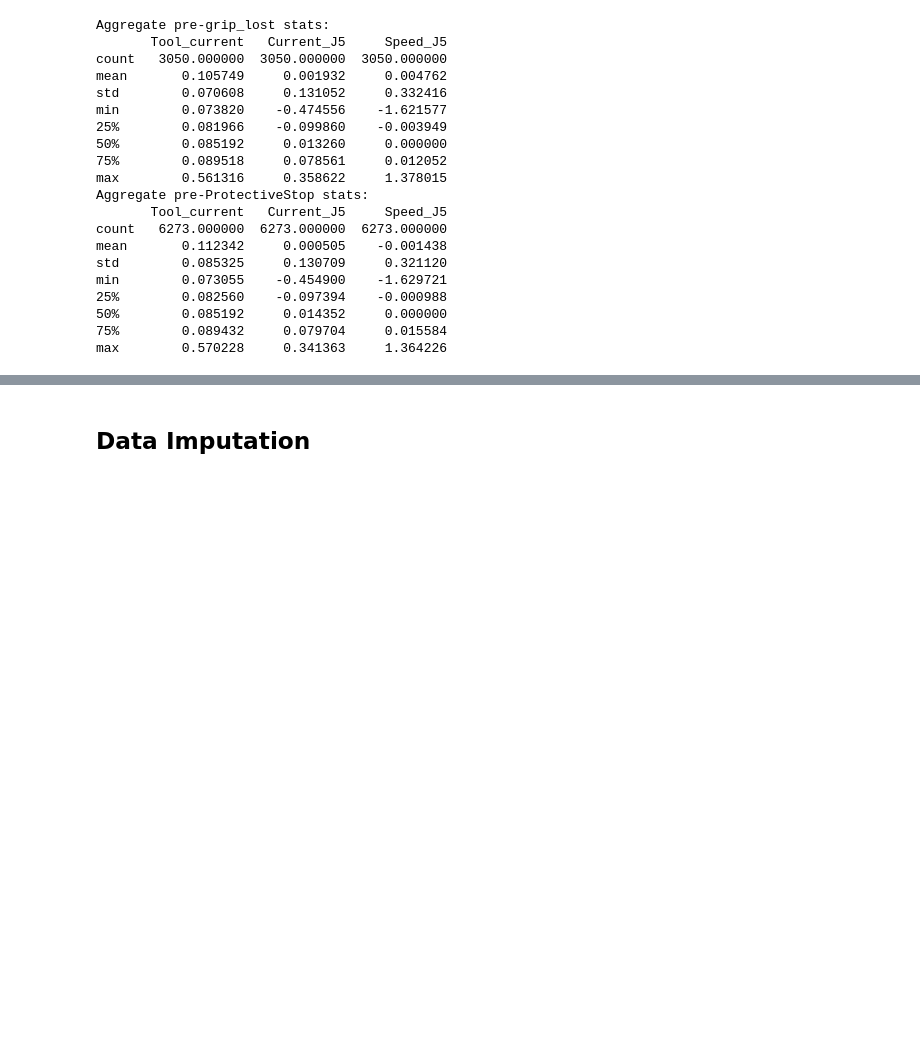
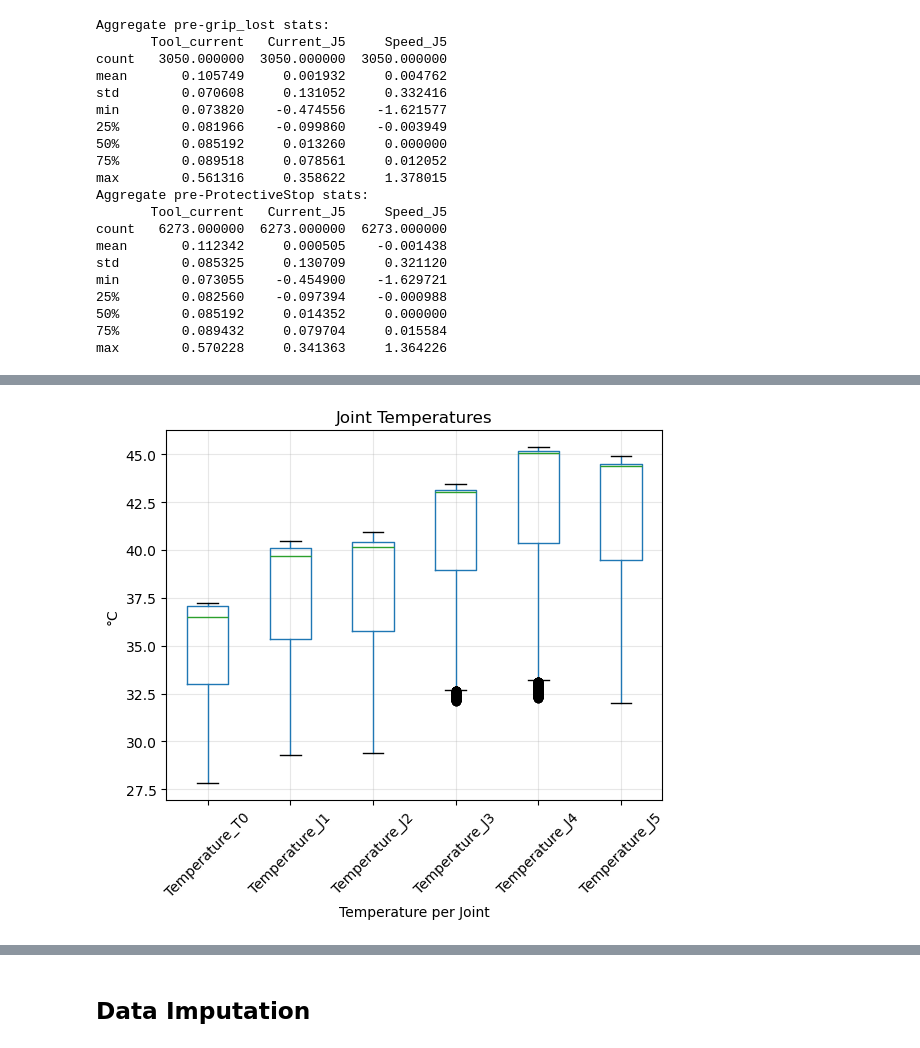
Before and after one commit to MohammedAshraf965/CobotAnalysis, a Jupyter notebook: main.ipynb, the cells around one changed output, grey strips where cells are left out. Saved outputs shown, nothing was run; the diff lists cells and outputs as text; code cells hidden in the pictures; blank space fills up the shorter version.

```diff
--- a/main.ipynb
+++ b/main.ipynb
@@ -459,0 +460,11 @@ max        0.570228     0.341363     1.364226
+# %%
+df_Temperatures = df[['Temperature_T0', 'Temperature_J1', 'Temperature_J2', 'Temperature_J3', 'Temperature_J4', 'Temperature_J5']]
+df_Temperatures.boxplot()
+plt.xticks(rotation=45)
+plt.grid(alpha=0.3)
+plt.xlabel('Temperature per Joint')
+plt.ylabel('°C')
+plt.title('Joint Temperatures')
+plt.show()
+# %% [output]
+[figure, added]
```
Also changed, not shown: parts of 13 cells of this notebook.
